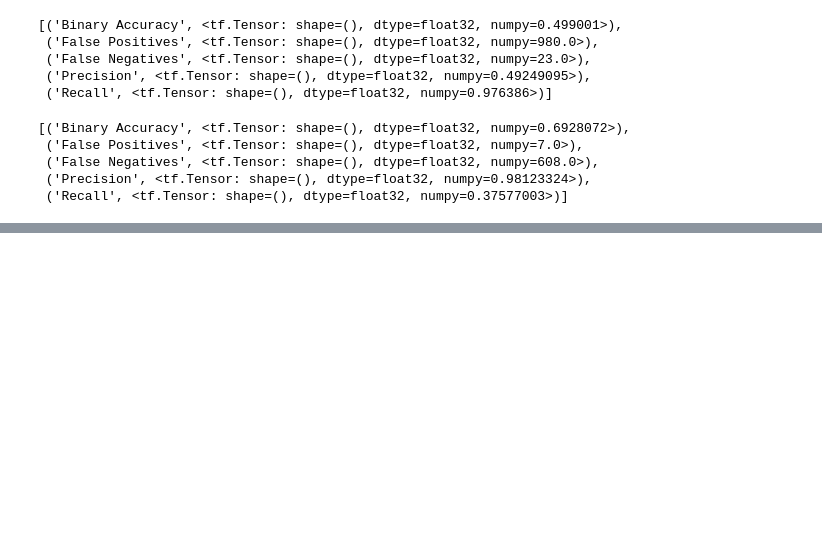
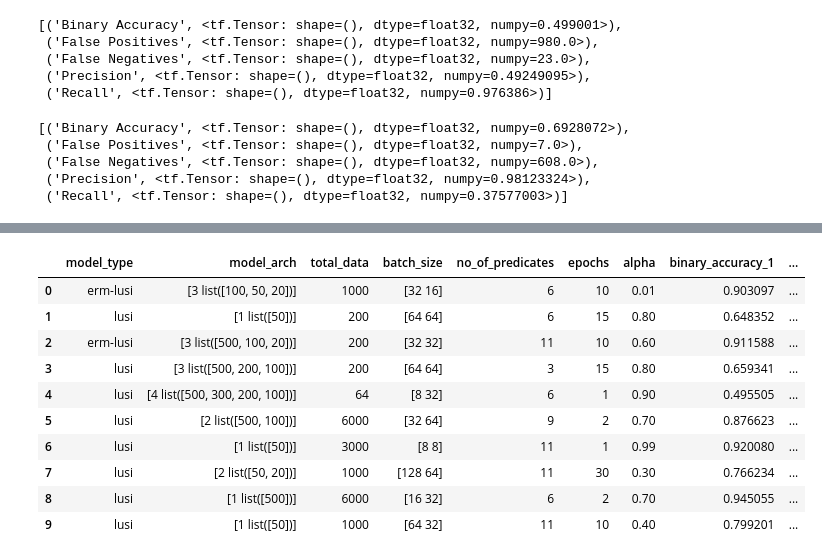
Before and after one commit to anloehr-1097/LUSI_bt, a Jupyter notebook: LearningUsingStatisticalInvariants_AL.ipynb, the cells around one changed output, grey strips where cells are left out. Drawn from its saved outputs; the diff is of its cells as text; code cells hidden in the pictures; blank space fills up the shorter version.

```diff
--- a/LearningUsingStatisticalInvariants_AL.ipynb
+++ b/LearningUsingStatisticalInvariants_AL.ipynb
@@ -442,0 +493,15 @@ lusi_100_11.evaluate(data_complete.test_data, eval_metrics)
+# %%
+perf_df_1 = pd.read_csv("./res_df_22052022.csv", index_col=0)
+perf_df_1
+# %% [output]
+|  | model_type | model_arch | total_data | batch_size | no_of_predicates | epochs | alpha | binary_accuracy_1 | ... |
+| 0 | erm-lusi | [3 list([100, 50, 20])] | 1000 | [32 16] | 6 | 10 | 0.01 | 0.903097 | ... |
+| 1 | lusi | [1 list([50])] | 200 | [64 64] | 6 | 15 | 0.80 | 0.648352 | ... |
+| 2 | erm-lusi | [3 list([500, 100, 20])] | 200 | [32 32] | 11 | 10 | 0.60 | 0.911588 | ... |
+| 3 | lusi | [3 list([500, 200, 100])] | 200 | [64 64] | 3 | 15 | 0.80 | 0.659341 | ... |
+| 4 | lusi | [4 list([500, 300, 200, 100])] | 64 | [8 32] | 6 | 1 | 0.90 | 0.495505 | ... |
+| 5 | lusi | [2 list([500, 100])] | 6000 | [32 64] | 9 | 2 | 0.70 | 0.876623 | ... |
+| 6 | lusi | [1 list([50])] | 3000 | [8 8] | 11 | 1 | 0.99 | 0.920080 | ... |
+| 7 | lusi | [2 list([50, 20])] | 1000 | [128 64] | 11 | 30 | 0.30 | 0.766234 | ... |
+| 8 | lusi | [1 list([500])] | 6000 | [16 32] | 6 | 2 | 0.70 | 0.945055 | ... |
+| 9 | lusi | [1 list([50])] | 1000 | [64 32] | 11 | 10 | 0.40 | 0.799201 | ... |
```
Also changed, not shown: parts of 19 cells of this notebook, 2 other files.
